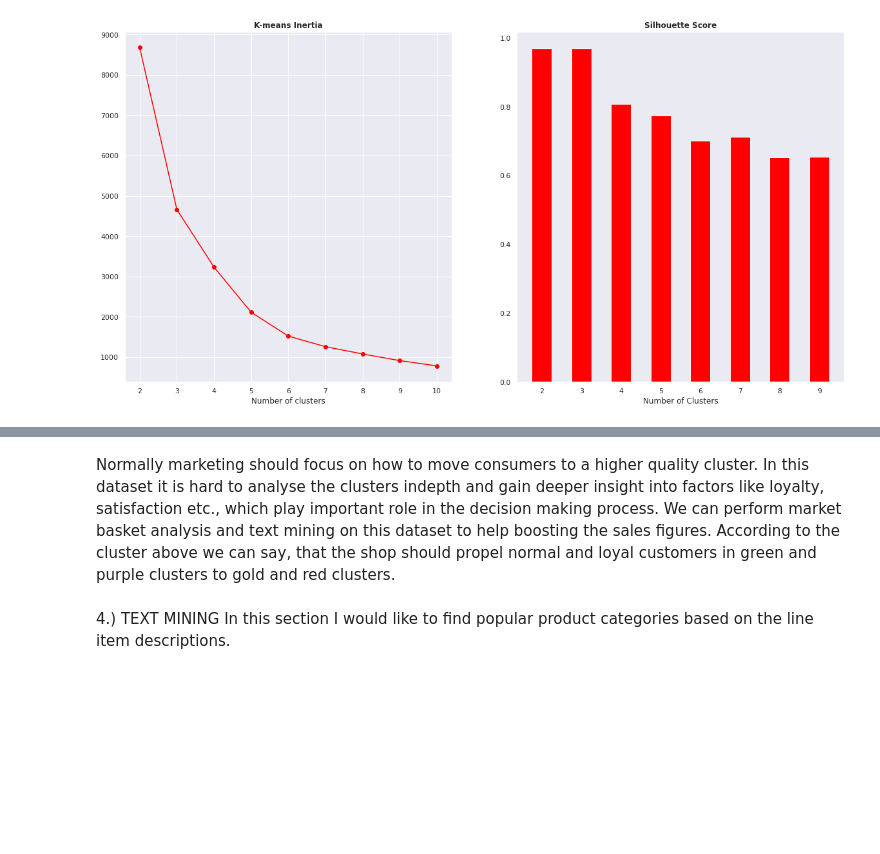
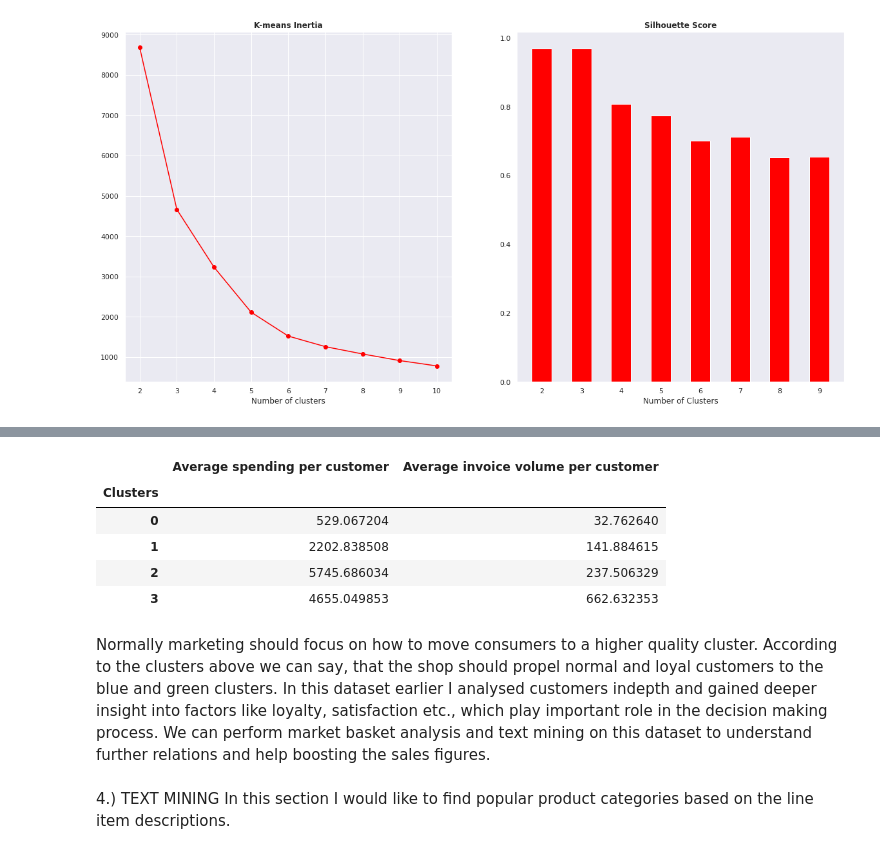
Before and after one commit to vbanai/ML-Technics-in-Retail, a Jupyter notebook: Comprehensive_ecommerce_analysis.ipynb, the cells around one changed output, grey strips where cells are left out. Drawn from its saved outputs; the diff is of its cells as text; code cells hidden in the pictures; blank space fills up the shorter version.

```diff
--- a/Comprehensive_ecommerce_analysis.ipynb
+++ b/Comprehensive_ecommerce_analysis.ipynb
@@ -845,5 +900,15 @@ Text(0.5, 1.0, 'Segmentation under 10000 USD total value')
+# %%
+#Check the average revenue and invoice count per clusters
+underonethousand_c.groupby('Clusters').mean().rename(columns = {'Total amount': 'Average spending per customer', 'Invoice count':'Average invoice volume per customer'})
+# %% [output]
+|  | Average spending per customer | Average invoice volume per customer |
+| Clusters |  |  |
+| 0 | 529.067204 | 32.762640 |
+| 1 | 2202.838508 | 141.884615 |
+| 2 | 5745.686034 | 237.506329 |
+| 3 | 4655.049853 | 662.632353 |
 # %% [markdown]
-Normally marketing should focus on how to move consumers to a higher quality cluster. In this dataset it is hard to analyse the clusters indepth  and gain deeper insight into factors like loyalty, satisfaction etc., which play important role in the decision making process. We can perform market basket analysis and text mining on this dataset to help boosting the sales figures. According to the cluster above we can say, that the shop should propel normal and loyal customers in green and purple clusters to gold and red clusters.
+Normally marketing should focus on how to move consumers to a higher quality cluster. According to the clusters above we can say, that the shop should propel normal and loyal customers to the blue and green clusters. In this dataset earlier I analysed customers indepth and gained deeper insight into factors like loyalty, satisfaction etc., which play important role in the decision making process. We can perform market basket analysis and text mining on this dataset to understand further relations and help boosting the sales figures.
 # %% [markdown]
 4.) TEXT MINING</br>
 </br>
```
Also changed, not shown: parts of 8 cells of this notebook.
